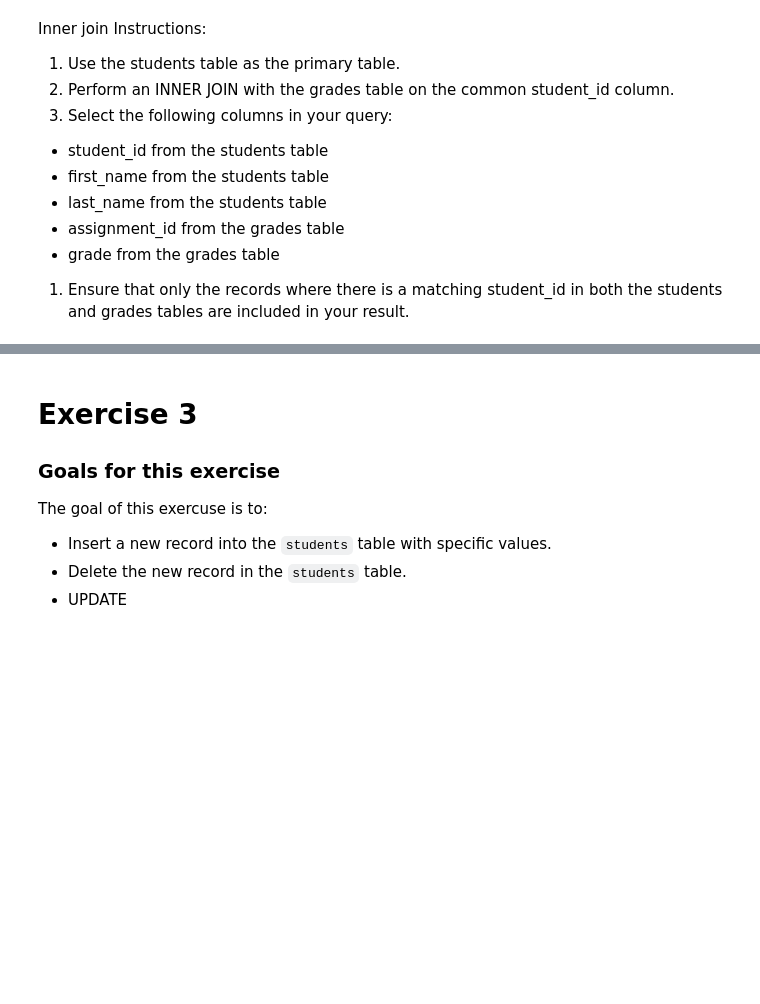
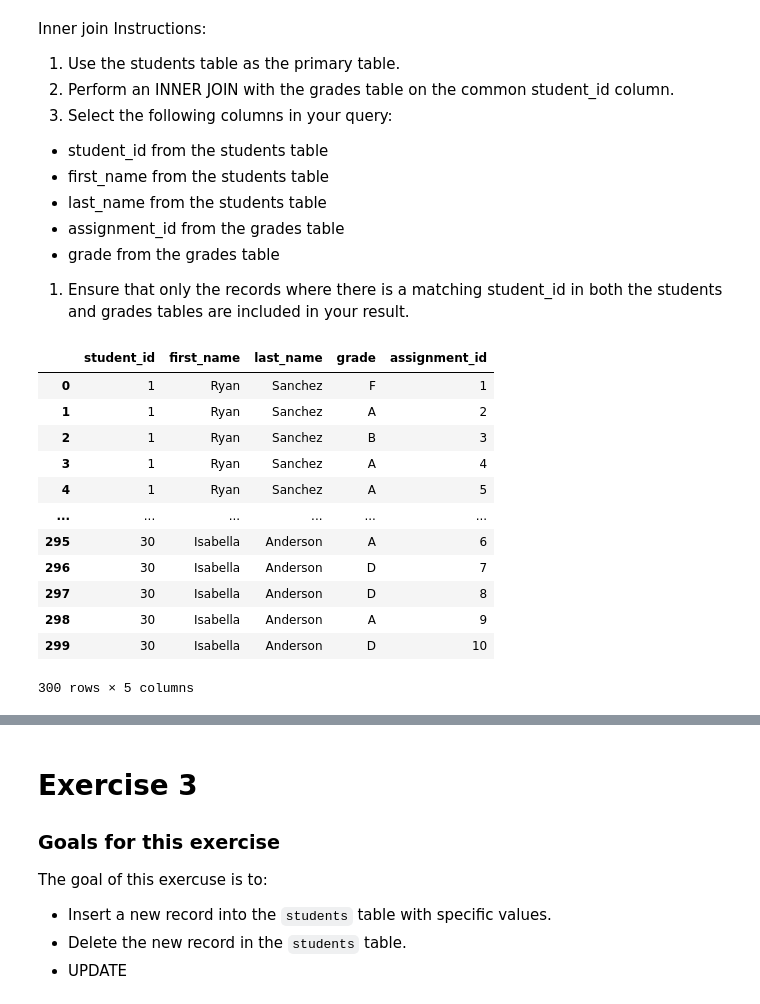
Before and after one commit to joelie1105/SQL_Test, a Jupyter notebook: final.ipynb, the cells around one changed output, grey strips where cells are left out. Saved outputs shown, nothing was run; the diff lists cells and outputs as text; code cells hidden in the pictures; blank space fills up the shorter version.

Commit message:
Finished exercise 2. Test is not currently working, but shape and column count seem to be the same.

```diff
--- a/final.ipynb
+++ b/final.ipynb
@@ -288,2 +281,26 @@ inner_join
+# %%
+inner_join_query = """
+SELECT students.student_id, students.first_name, students.last_name, grades.grade, grades.assignment_id
+FROM students
+INNER JOIN grades
+ON students.student_id = grades.student_id
+"""
+
+inner_join = sql(inner_join_query)
+inner_join
+# %% [output]
+|  | student_id | first_name | last_name | grade | assignment_id |
+| 0 | 1 | Ryan | Sanchez | F | 1 |
+| 1 | 1 | Ryan | Sanchez | A | 2 |
+| 2 | 1 | Ryan | Sanchez | B | 3 |
+| 3 | 1 | Ryan | Sanchez | A | 4 |
+| 4 | 1 | Ryan | Sanchez | A | 5 |
+| ... | ... | ... | ... | ... | ... |
+| 295 | 30 | Isabella | Anderson | A | 6 |
+| 296 | 30 | Isabella | Anderson | D | 7 |
+| 297 | 30 | Isabella | Anderson | D | 8 |
+| 298 | 30 | Isabella | Anderson | A | 9 |
+| 299 | 30 | Isabella | Anderson | D | 10 |
+300 rows × 5 columns
 # %%
 test_instance.inner_join_test(inner_join_query)
```
Also changed, not shown: parts of 2 cells of this notebook.
